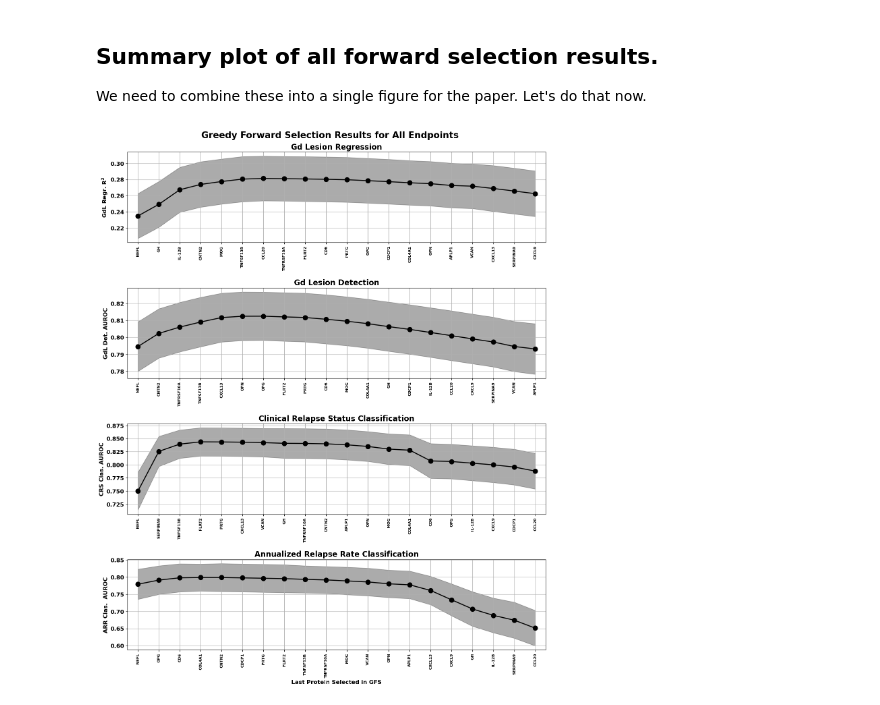
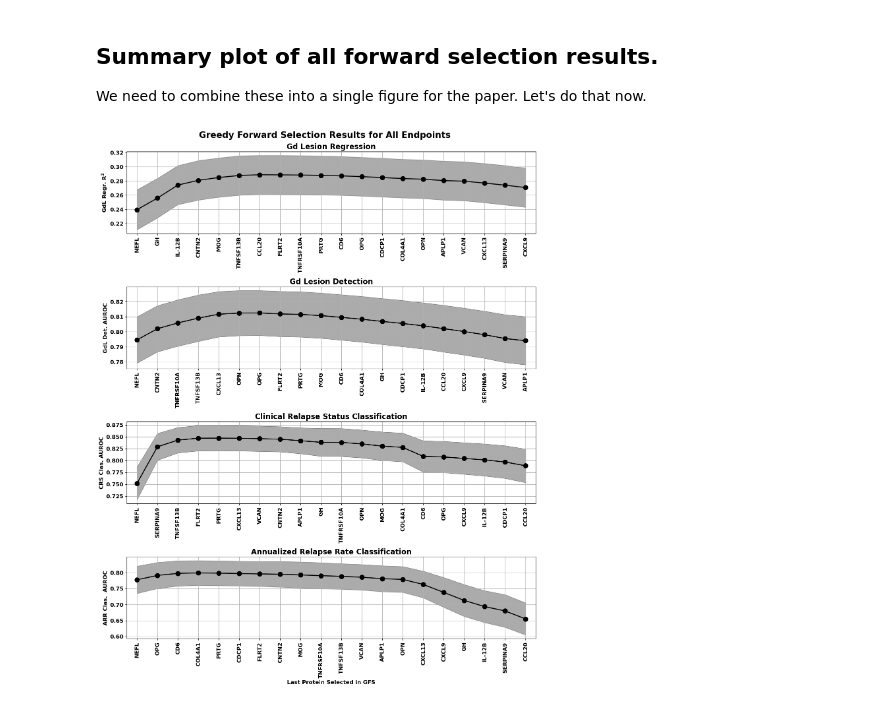
Before and after one commit to vmgehman/infl-neurodeg-bmkr-ms, a Jupyter notebook: all_endpoints_greedy_forward_selection.ipynb, the cells around one changed output. Cells and saved outputs as stored; diff of their text form; code cells hidden in the pictures.

Commit message:
Figure updates responding to editor comments.

```diff
--- a/all_endpoints_greedy_forward_selection.ipynb
+++ b/all_endpoints_greedy_forward_selection.ipynb
@@ -548,36 +548,36 @@ for analysis, sp in zip( bootstrap_stats.keys(), sub_plot ):
     # Plot the mean AUROC values.
     sp.plot( np.arange( len( protein_columns ) ), bootstrap_stats[ analysis ][ "mean" ], \
              "-o", color = "black", markersize = 10., linewidth = 2. )
     # Add the standard deviation as a band around the mean.
     sp.fill_between( np.arange( len( arr_clas_selected_proteins ) ), \
                      bootstrap_stats[ analysis ][ "mean" ] - ( 0.5 * bootstrap_stats[ analysis ][ "stdv" ] ), \
                      bootstrap_stats[ analysis ][ "mean" ] + ( 0.5 * bootstrap_stats[ analysis ][ "stdv" ] ), \
                      color = "black", alpha = 0.33 )
 # Formatting.
 fig.suptitle( "Greedy Forward Selection Results for All Endpoints", \
               x = 0.5, y = 0.95, ha = "center", va = "bottom", \
               fontsize = title_font[ "size" ] + 3, fontweight = title_font[ "weight" ] )
-plt.subplots_adjust( wspace = 0.1, hspace = 0.5, top = 0.93 )
+plt.subplots_adjust( wspace = 0.1, hspace = 0.65, top = 0.93 )
 display_names = { "gd_regr": { "plot_title": "Gd Lesion Regression",                   "axis_title": "GdL Regr. R$^{2}$" }, \
                   "gd_clas": { "plot_title": "Gd Lesion Detection",                    "axis_title": "GdL Det. AUROC"    }, \
                  "crs_clas": { "plot_title": "Clinical Relapse Status Classification", "axis_title": "CRS Clas. AUROC"   }, \
                  "arr_clas": { "plot_title": "Annualized Relapse Rate Classification", "axis_title": "ARR Clas.  AUROC"  } }
 for analysis, sp, sel_prot in zip( bootstrap_stats.keys(), sub_plot, [ gd_regr_selected_proteins, \
                                                                        gd_clas_selected_proteins, \
                                                                        crs_clas_selected_proteins, \
                                                                        arr_clas_selected_proteins ] ):
     sp.set_title( display_names[ analysis ][ "plot_title" ], fontdict = title_font )
     sp.set_xlim( [ -0.5, len( sel_prot ) - 0.5 ] )
     sp.set_xticks( np.arange( len( sel_prot ) ) )
-    sp.set_xticklabels( [ prot.upper() for prot in sel_prot ], rotation = 90., fontdict = small_font )
+    sp.set_xticklabels( [ prot.upper() for prot in sel_prot ], rotation = 90., fontdict = fig_font )
     if sp == sub_plot[ -1 ]:
         sp.set_xlabel( "Last Protein Selected in GFS", fontdict = fig_font )
     sp.set_ylabel( display_names[ analysis ][ "axis_title" ], fontdict = fig_font )
     sp.grid( True )
 plt.savefig( "./fwd_sel_all_endopints.pdf", dpi = 300., bbox_inches = "tight" )
 plt.savefig( "./fwd_sel_all_endopints.png", dpi = 300., bbox_inches = "tight" )
 # %% [output]
-[figure, old version]
+[figure, new version]
 # %%
 selected_proteins = { "gd_regr": gd_regr_selected_proteins, \
                       "gd_clas": gd_clas_selected_proteins, \
```
Also changed, not shown: parts of 6 cells of this notebook, 2 other files.
